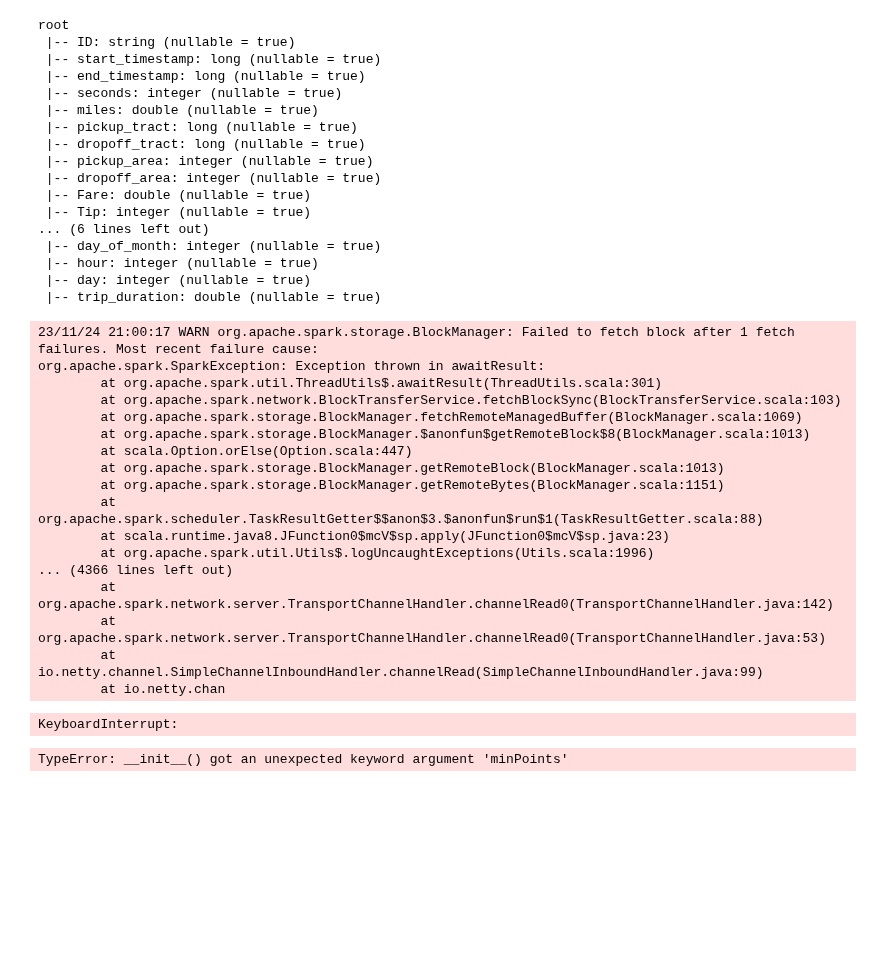
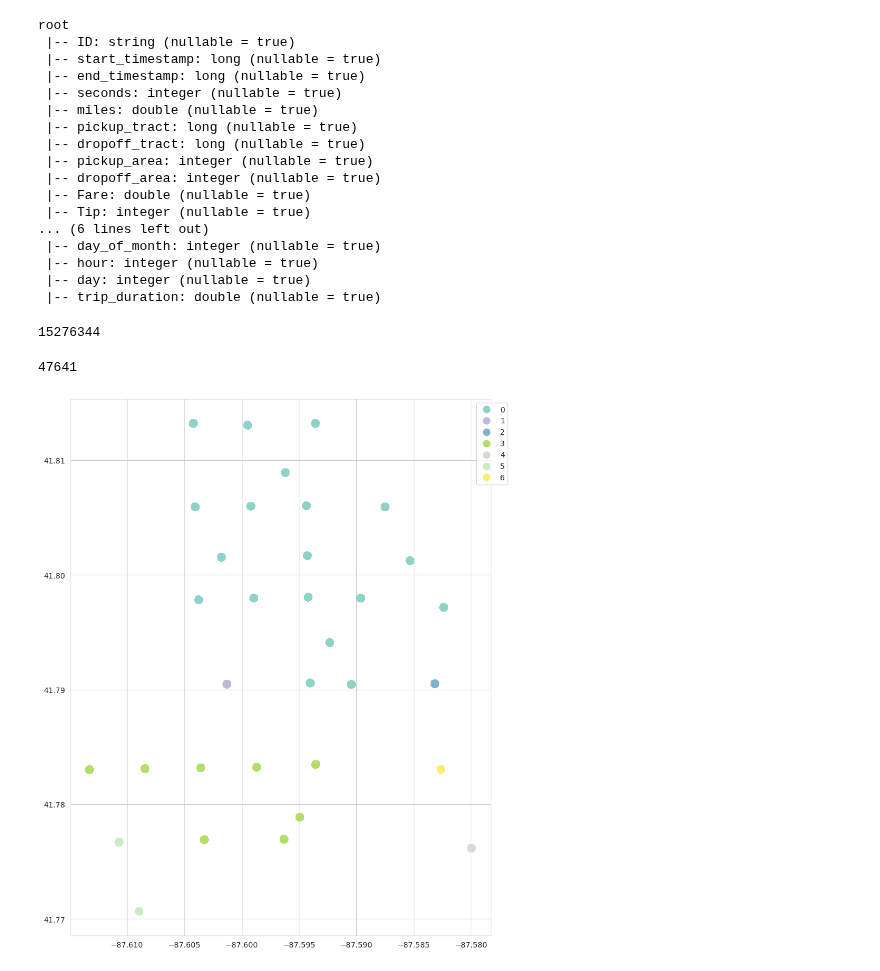
Before and after one commit to hvpachisia/uchicago-lyft-rideshare, a Jupyter notebook: dbscan.ipynb, the cells around one changed output. Drawn from its saved outputs; the diff is of its cells as text; code cells hidden in the pictures; blank space fills up the shorter version.

Commit message:
updated implementation for k-means and dbscan

```diff
--- a/dbscan.ipynb
+++ b/dbscan.ipynb
@@ -36,14 +34,14 @@ spark.stop()
 # read in rideshare data for all years, concatenate, create appropriate partitioning
 # we are dropping 2020 because covid will affect the performance of our model
 
-df_2018 = spark.read.csv("gs://msca-bdp-student-gcs/bdp-rideshare-project/rideshare/processed_data/rides_2018.csv", inferSchema=True, header=True)
-df_2019 = spark.read.csv("gs://msca-bdp-student-gcs/bdp-rideshare-project/rideshare/processed_data/rides_2019.csv", inferSchema=True, header=True)
-df_2021 = spark.read.csv("gs://msca-bdp-student-gcs/bdp-rideshare-project/rideshare/processed_data/rides_2021.csv", inferSchema=True, header=True)
-df_2022 = spark.read.csv("gs://msca-bdp-student-gcs/bdp-rideshare-project/rideshare/processed_data/rides_2022.csv", inferSchema=True, header=True)
-df_2023 = spark.read.csv("gs://msca-bdp-student-gcs/bdp-rideshare-project/rideshare/processed_data/rides_2023.csv", inferSchema=True, header=True)
+df_2018 = spark.read.csv("gs://msca-bdp-student-gcs/bdp-rideshare-project/rideshare/processed_data/program_area_time_rides_2018.csv", inferSchema=True, header=True)
+df_2019 = spark.read.csv("gs://msca-bdp-student-gcs/bdp-rideshare-project/rideshare/processed_data/program_area_time_rides_2019.csv", inferSchema=True, header=True)
+df_2021 = spark.read.csv("gs://msca-bdp-student-gcs/bdp-rideshare-project/rideshare/processed_data/program_area_time_rides_2021.csv", inferSchema=True, header=True)
+df_2022 = spark.read.csv("gs://msca-bdp-student-gcs/bdp-rideshare-project/rideshare/processed_data/program_area_time_rides_2022.csv", inferSchema=True, header=True)
+df_2023 = spark.read.csv("gs://msca-bdp-student-gcs/bdp-rideshare-project/rideshare/processed_data/program_area_time_rides_2023.csv", inferSchema=True, header=True)
 
 # dropping new columns in 2023
 df_2023 = df_2023.drop('Shared Trip Match','Percent Time Chicago','Percent Distance Chicago')
 
-df_all = df_2018.union(df_2019).union(df_2021).union(df_2022).union(df_2023)
-df_all.show(5)
+before = df_2018.union(df_2019)
+after = df_2021.union(df_2022)
@@ -191,35 +367,20 @@ root
  |-- day: integer (nullable = true)
  |-- trip_duration: double (nullable = true)
 # %%
-pdf_all = df_2018.select('ID', 'pickup_lat','pickup_lon', 'dropoff_lat', 'dropoff_lon', 'month','day_of_month', 'day', 'trip_duration').toPandas()
+pdf = df_2018.select('ID', 'pickup_lat','pickup_lon', 'dropoff_lat', 'dropoff_lon').toPandas()
-# %% [output]
-23/11/24 21:00:17 WARN org.apache.spark.storage.BlockManager: Failed to fetch block after 1 fetch failures. Most recent failure cause:
-org.apache.spark.SparkException: Exception thrown in awaitResult:
-        at org.apache.spark.util.ThreadUtils$.awaitResult(ThreadUtils.scala:301)
-        at org.apache.spark.network.BlockTransferService.fetchBlockSync(BlockTransferService.scala:103)
-        at org.apache.spark.storage.BlockManager.fetchRemoteManagedBuffer(BlockManager.scala:1069)
-        at org.apache.spark.storage.BlockManager.$anonfun$getRemoteBlock$8(BlockManager.scala:1013)
-        at scala.Option.orElse(Option.scala:447)
-        at org.apache.spark.storage.BlockManager.getRemoteBlock(BlockManager.scala:1013)
-        at org.apache.spark.storage.BlockManager.getRemoteBytes(BlockManager.scala:1151)
-        at org.apache.spark.scheduler.TaskResultGetter$$anon$3.$anonfun$run$1(TaskResultGetter.scala:88)
-        at scala.runtime.java8.JFunction0$mcV$sp.apply(JFunction0$mcV$sp.java:23)
-        at org.apache.spark.util.Utils$.logUncaughtExceptions(Utils.scala:1996)
-... (4366 lines left out)
-        at org.apache.spark.network.server.TransportChannelHandler.channelRead0(TransportChannelHandler.java:142)
-        at org.apache.spark.network.server.TransportChannelHandler.channelRead0(TransportChannelHandler.java:53)
-        at io.netty.channel.SimpleChannelInboundHandler.channelRead(SimpleChannelInboundHandler.java:99)
-        at io.netty.chan
-KeyboardInterrupt:
+# %%
+# Earth's radius in kilometers
+rad_in_kms = 6371
+len(pdf)
+# %% [output]
+15276344
 # %%
 # Fit DBSCAN model for pickup location using scikit-learn
-epsilon_pickup = 1.5 / 6371  # Earth's radius in kilometers
-dbscan_pickup = DBSCAN(eps=epsilon_pickup, min_samples=5)
-pickup_features = np.array(pdf_all[["pickup_lon", "pickup_lat"]])
-pdf_all["pickup_prediction"] = dbscan_pickup.fit_predict(pickup_features)
+epsilon_pickup = 0.5 / rad_in_kms  # Earth's radius in kilometers
+dbscan_pickup = DBSCAN(eps=0.006, min_samples=10, algorithm='ball_tree', metric='haversine')
+pickup_features = np.array(pdf[["pickup_lon", "pickup_lat"]])
+pdf["pickup_prediction"] = dbscan_pickup.fit_predict(pickup_features)
 
 # Filter out noise points for pickup location (prediction == -1)
-pdf_all = pdf_all[pdf_all["pickup_prediction"] != -1]
+#pdf = pdf[pdf["pickup_prediction"] != -1]
-# %% [output]
-TypeError: __init__() got an unexpected keyword argument 'minPoints'
 # %%
@@ -282,0 +395,21 @@ print(message_dropoff.format(df_all.count(), rs_dropoff.count(), 100*(1 - float(
+# %%
+len(pdf)
+# %% [output]
+47641
+# %%
+import geopandas as gpd
+from shapely.geometry import Point
+
+geometry = [Point(xy) for xy in zip(pdf['pickup_lon'], pdf['pickup_lat'])]
+geo_df = gpd.GeoDataFrame(pdf, geometry=geometry)
+
+# Plotting
+fig, ax = plt.subplots(figsize=(10, 15))
+geo_df.plot(ax=ax, markersize=100, column='pickup_prediction', cmap='Set3', categorical=True, legend=True)
+
+leg = ax.get_legend()
+leg.set_bbox_to_anchor((1.05, 1))  # Adjust the values as needed
+
+plt.show()
+# %% [output]
+[figure, added]
```
Also changed, not shown: parts of 25 cells of this notebook.
